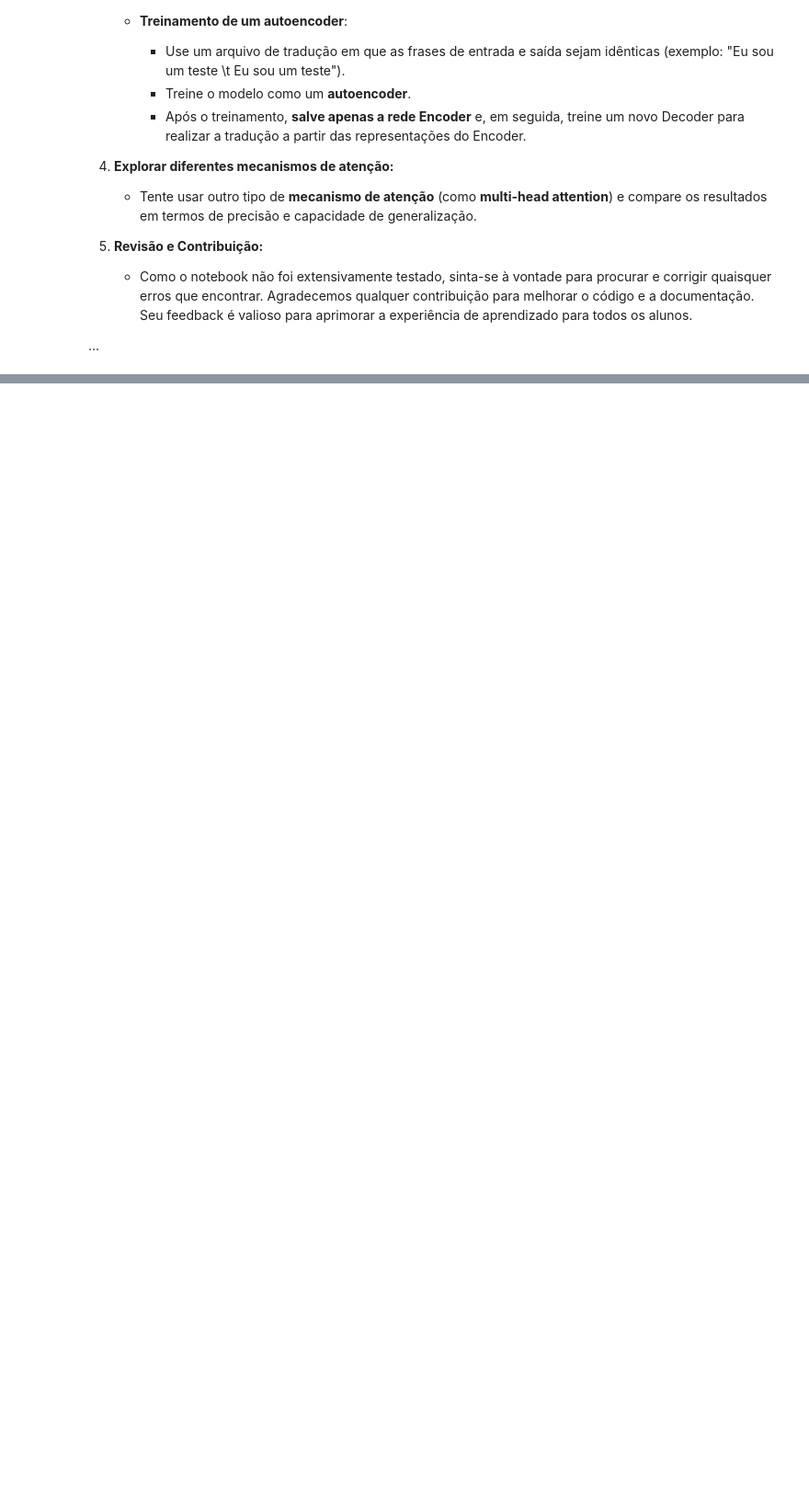
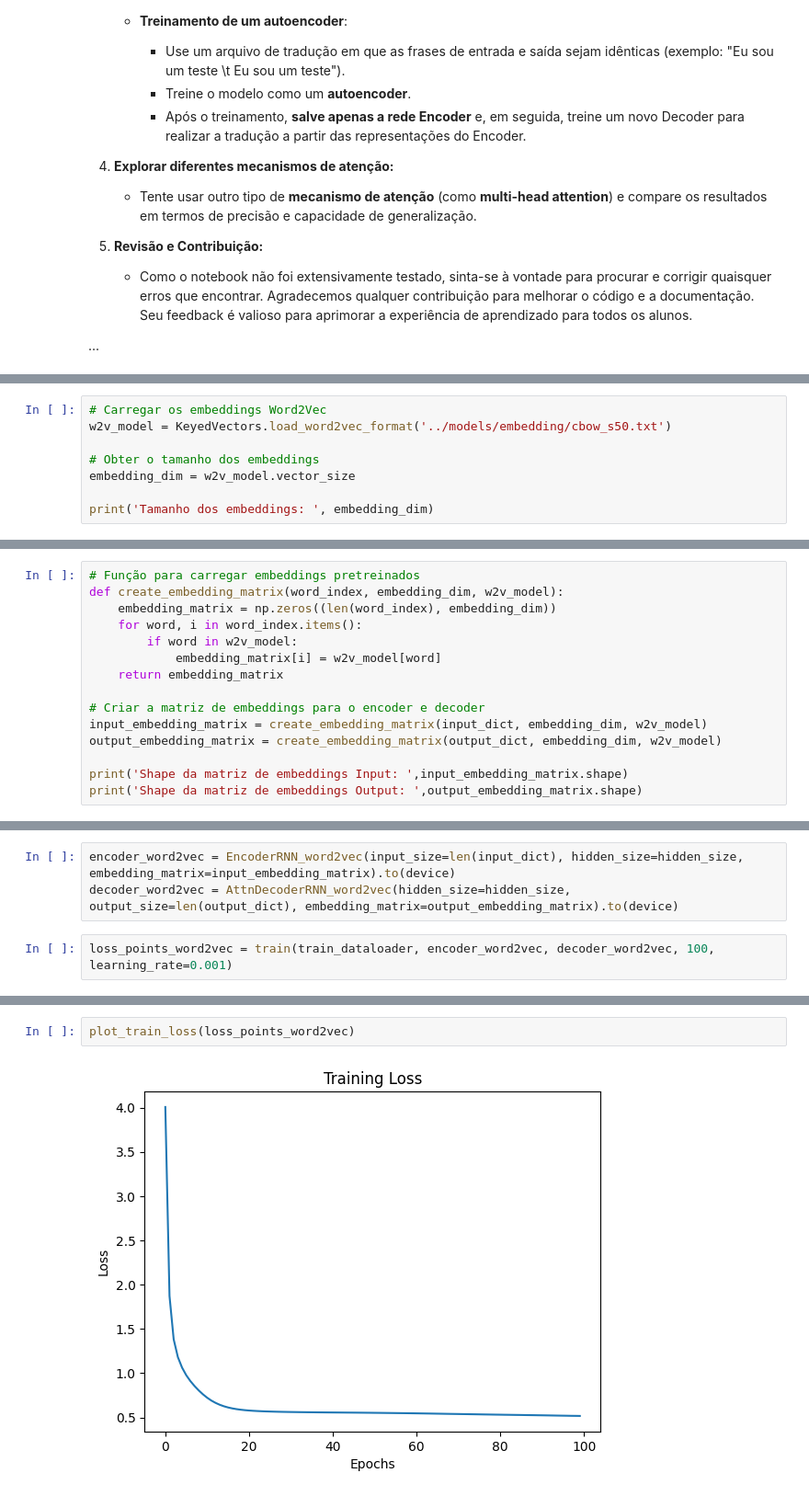
Before and after one commit to semcovici/seq2seq, a Jupyter notebook: notebooks/EP3.ipynb, the cells around one changed output, grey strips where cells are left out. Shown: that part at 92% size. Saved outputs shown, nothing was run; the diff lists cells and outputs as text; blank space fills up the shorter version.

```diff
--- a/notebooks/EP3.ipynb
+++ b/notebooks/EP3.ipynb
@@ -676,0 +825,8 @@ evaluateAndShowAttention('01 de jan. 1989')
+# %%
+# Carregar os embeddings Word2Vec
+w2v_model = KeyedVectors.load_word2vec_format('../models/embedding/cbow_s50.txt')
+
+# Obter o tamanho dos embeddings
+embedding_dim = w2v_model.vector_size
+
+print('Tamanho dos embeddings: ', embedding_dim)
@@ -676,0 +835,15 @@ evaluateAndShowAttention('01 de jan. 1989')
+# %%
+# Função para carregar embeddings pretreinados
+def create_embedding_matrix(word_index, embedding_dim, w2v_model):
+    embedding_matrix = np.zeros((len(word_index), embedding_dim))
+    for word, i in word_index.items():
+        if word in w2v_model:
+            embedding_matrix[i] = w2v_model[word]
+    return embedding_matrix
+
+# Criar a matriz de embeddings para o encoder e decoder
+input_embedding_matrix = create_embedding_matrix(input_dict, embedding_dim, w2v_model)
+output_embedding_matrix = create_embedding_matrix(output_dict, embedding_dim, w2v_model)
+
+print('Shape da matriz de embeddings Input: ',input_embedding_matrix.shape)
+print('Shape da matriz de embeddings Output: ',output_embedding_matrix.shape)
@@ -676,0 +958,5 @@ evaluateAndShowAttention('01 de jan. 1989')
+# %%
+encoder_word2vec = EncoderRNN_word2vec(input_size=len(input_dict), hidden_size=hidden_size, embedding_matrix=input_embedding_matrix).to(device)
+decoder_word2vec = AttnDecoderRNN_word2vec(hidden_size=hidden_size, output_size=len(output_dict), embedding_matrix=output_embedding_matrix).to(device)
+# %%
+loss_points_word2vec = train(train_dataloader, encoder_word2vec, decoder_word2vec, 100, learning_rate=0.001)
@@ -676,0 +974,4 @@ evaluateAndShowAttention('01 de jan. 1989')
+# %%
+plot_train_loss(loss_points_word2vec)
+# %% [output]
+[figure, added]
```
Also changed, not shown: parts of 57 cells of this notebook, 3 other files.
